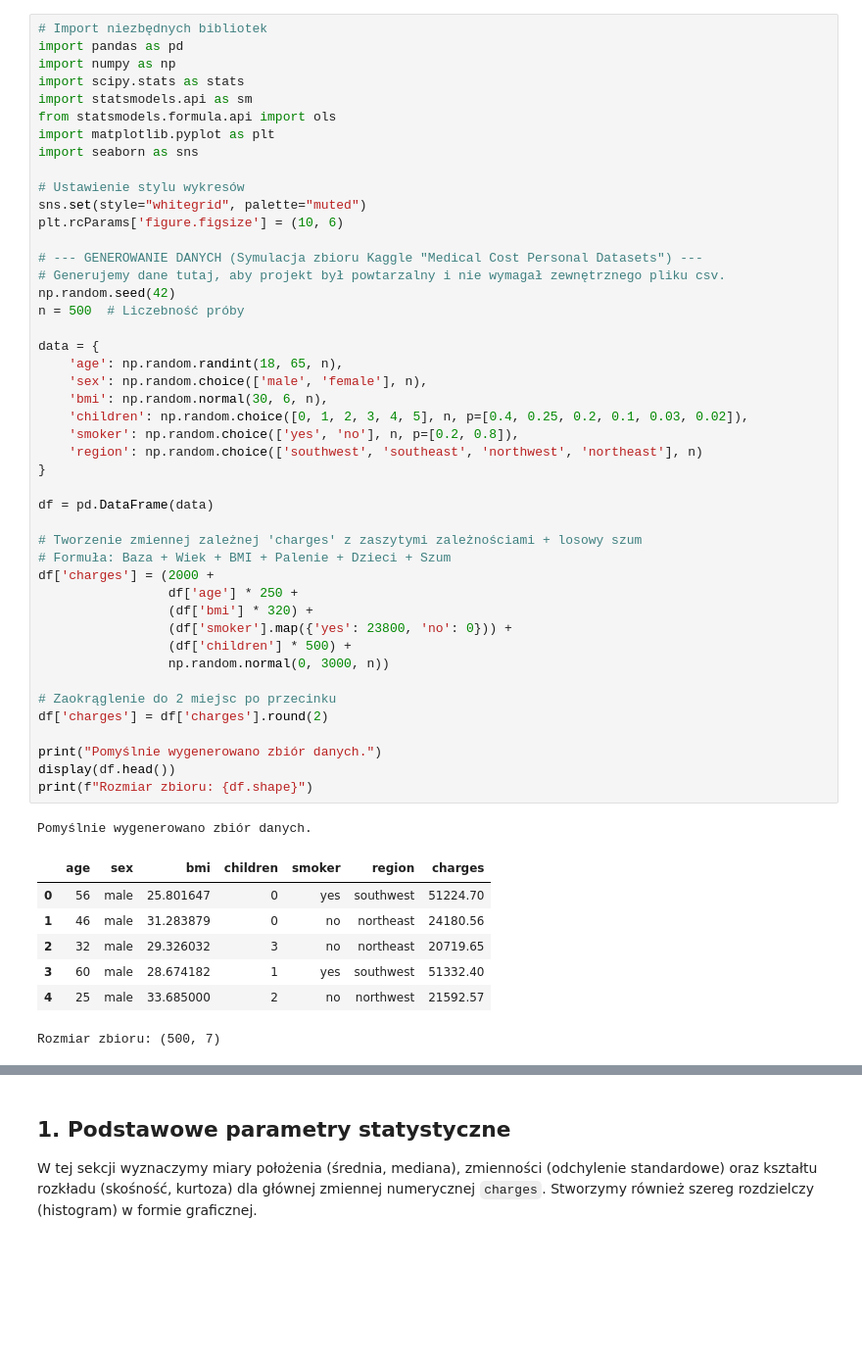
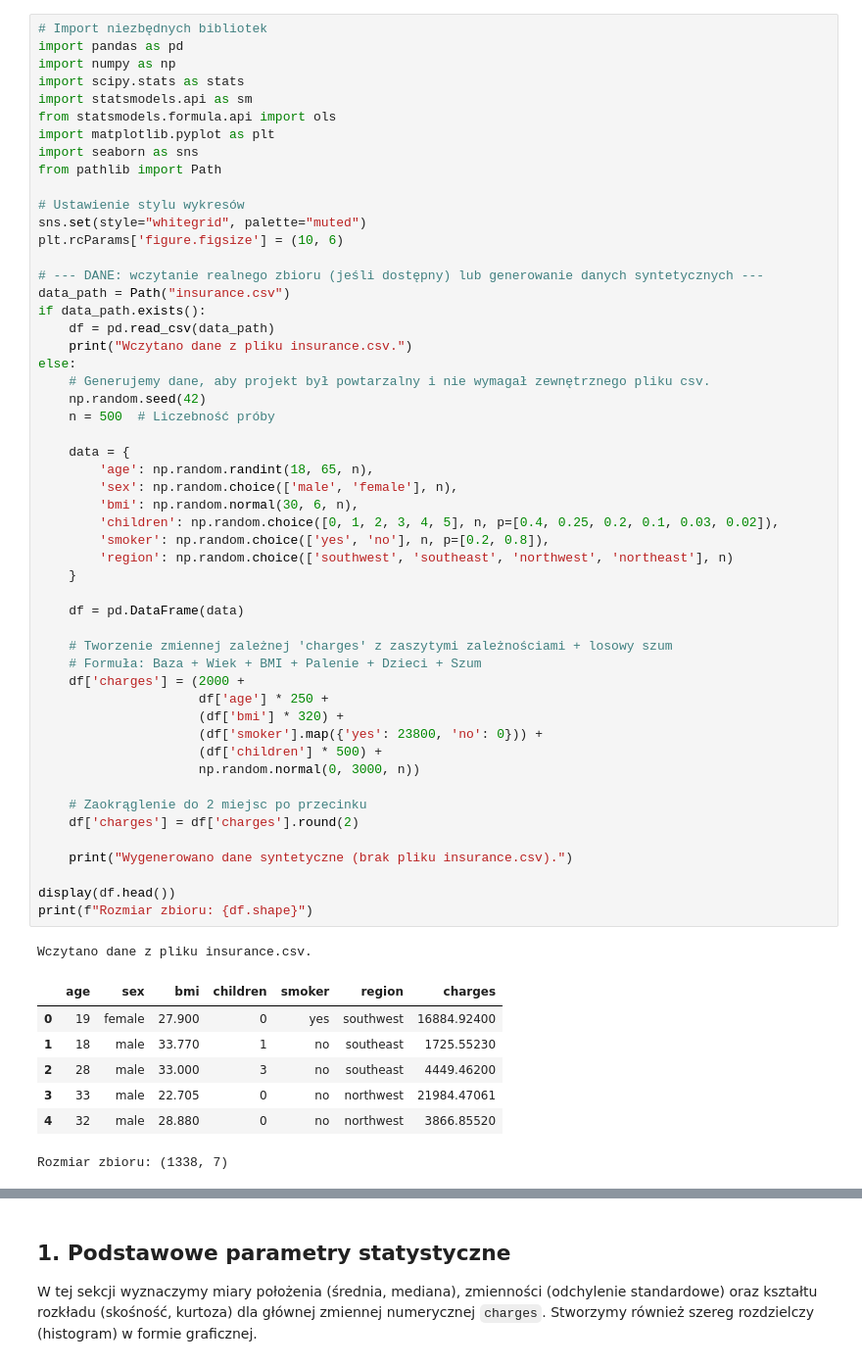
Before and after one commit to Blazejost/Analytical-Statistics-Project, a Jupyter notebook: StatystykaProjekt.ipynb, the cells around one changed output, grey strips where cells are left out. Shown at 98% size. Cells and saved outputs as stored; diff of their text form; blank space fills up the shorter version.

```diff
--- a/StatystykaProjekt.ipynb
+++ b/StatystykaProjekt.ipynb
@@ -1,54 +1,61 @@
 # %%
 # Import niezbędnych bibliotek
 import pandas as pd
 import numpy as np
 import scipy.stats as stats
 import statsmodels.api as sm
 from statsmodels.formula.api import ols
 import matplotlib.pyplot as plt
 import seaborn as sns
+from pathlib import Path
 
 # Ustawienie stylu wykresów
 sns.set(style="whitegrid", palette="muted")
 plt.rcParams['figure.figsize'] = (10, 6)
 
-# --- GENEROWANIE DANYCH (Symulacja zbioru Kaggle "Medical Cost Personal Datasets") ---
-# Generujemy dane tutaj, aby projekt był powtarzalny i nie wymagał zewnętrznego pliku csv.
-np.random.seed(42)
-n = 500  # Liczebność próby
+# --- DANE: wczytanie realnego zbioru (jeśli dostępny) lub generowanie danych syntetycznych ---
+data_path = Path("insurance.csv")
+if data_path.exists():
+    df = pd.read_csv(data_path)
+    print("Wczytano dane z pliku insurance.csv.")
+else:
+    # Generujemy dane, aby projekt był powtarzalny i nie wymagał zewnętrznego pliku csv.
+    np.random.seed(42)
+    n = 500  # Liczebność próby
 
-data = {
-    'age': np.random.randint(18, 65, n),
-    'sex': np.random.choice(['male', 'female'], n),
-    'bmi': np.random.normal(30, 6, n),
-    'children': np.random.choice([0, 1, 2, 3, 4, 5], n, p=[0.4, 0.25, 0.2, 0.1, 0.03, 0.02]),
-    'smoker': np.random.choice(['yes', 'no'], n, p=[0.2, 0.8]),
-    'region': np.random.choice(['southwest', 'southeast', 'northwest', 'northeast'], n)
-}
+    data = {
+        'age': np.random.randint(18, 65, n),
+        'sex': np.random.choice(['male', 'female'], n),
+        'bmi': np.random.normal(30, 6, n),
+        'children': np.random.choice([0, 1, 2, 3, 4, 5], n, p=[0.4, 0.25, 0.2, 0.1, 0.03, 0.02]),
+        'smoker': np.random.choice(['yes', 'no'], n, p=[0.2, 0.8]),
+        'region': np.random.choice(['southwest', 'southeast', 'northwest', 'northeast'], n)
+    }
 
-df = pd.DataFrame(data)
+    df = pd.DataFrame(data)
 
-# Tworzenie zmiennej zależnej 'charges' z zaszytymi zależnościami + losowy szum
-# Formuła: Baza + Wiek + BMI + Palenie + Dzieci + Szum
-df['charges'] = (2000 +
-                 df['age'] * 250 +
-                 (df['bmi'] * 320) +
-                 (df['smoker'].map({'yes': 23800, 'no': 0})) +
-                 (df['children'] * 500) +
-                 np.random.normal(0, 3000, n))
+    # Tworzenie zmiennej zależnej 'charges' z zaszytymi zależnościami + losowy szum
+    # Formuła: Baza + Wiek + BMI + Palenie + Dzieci + Szum
+    df['charges'] = (2000 +
+                     df['age'] * 250 +
+                     (df['bmi'] * 320) +
+                     (df['smoker'].map({'yes': 23800, 'no': 0})) +
+                     (df['children'] * 500) +
+                     np.random.normal(0, 3000, n))
 
-# Zaokrąglenie do 2 miejsc po przecinku
-df['charges'] = df['charges'].round(2)
+    # Zaokrąglenie do 2 miejsc po przecinku
+    df['charges'] = df['charges'].round(2)
 
-print("Pomyślnie wygenerowano zbiór danych.")
+    print("Wygenerowano dane syntetyczne (brak pliku insurance.csv).")
+
 display(df.head())
 print(f"Rozmiar zbioru: {df.shape}")
 # %% [output]
-Pomyślnie wygenerowano zbiór danych.
+Wczytano dane z pliku insurance.csv.
 |  | age | sex | bmi | children | smoker | region | charges |
-| 0 | 56 | male | 25.801647 | 0 | yes | southwest | 51224.70 |
-| 1 | 46 | male | 31.283879 | 0 | no | northeast | 24180.56 |
-| 2 | 32 | male | 29.326032 | 3 | no | northeast | 20719.65 |
-| 3 | 60 | male | 28.674182 | 1 | yes | southwest | 51332.40 |
-| 4 | 25 | male | 33.685000 | 2 | no | northwest | 21592.57 |
+| 0 | 19 | female | 27.900 | 0 | yes | southwest | 16884.92400 |
+| 1 | 18 | male | 33.770 | 1 | no | southeast | 1725.55230 |
+| 2 | 28 | male | 33.000 | 3 | no | southeast | 4449.46200 |
+| 3 | 33 | male | 22.705 | 0 | no | northwest | 21984.47061 |
+| 4 | 32 | male | 28.880 | 0 | no | northwest | 3866.85520 |
-Rozmiar zbioru: (500, 7)
+Rozmiar zbioru: (1338, 7)
```
Also changed, not shown: parts of 6 cells of this notebook, 5 other files.
